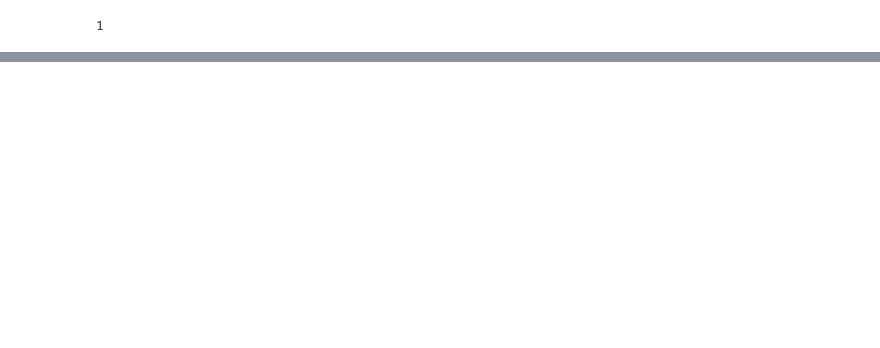
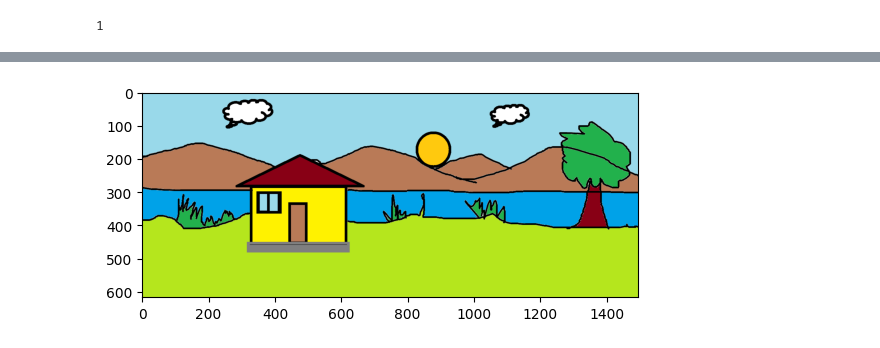
Before and after one commit to mddamsas/DLTK, a Jupyter notebook: intro_to_colab.ipynb, the cells around one changed output, grey strips where cells are left out. Cells and saved outputs as stored; diff of their text form; code cells hidden in the pictures; blank space fills up the shorter version.

```diff
--- a/intro_to_colab.ipynb
+++ b/intro_to_colab.ipynb
@@ -68,0 +94,7 @@ tmpfs           6.4G     0  6.4G   0% /sys/firmware
+# %%
+import cv2
+im = cv2.imread("scene.png")
+imRGB = cv2.cvtColor(im, cv2.COLOR_BGR2RGB)
+plt.imshow(imRGB);
+# %% [output]
+[figure, added]
```
Also changed, not shown: parts of 5 cells of this notebook.
